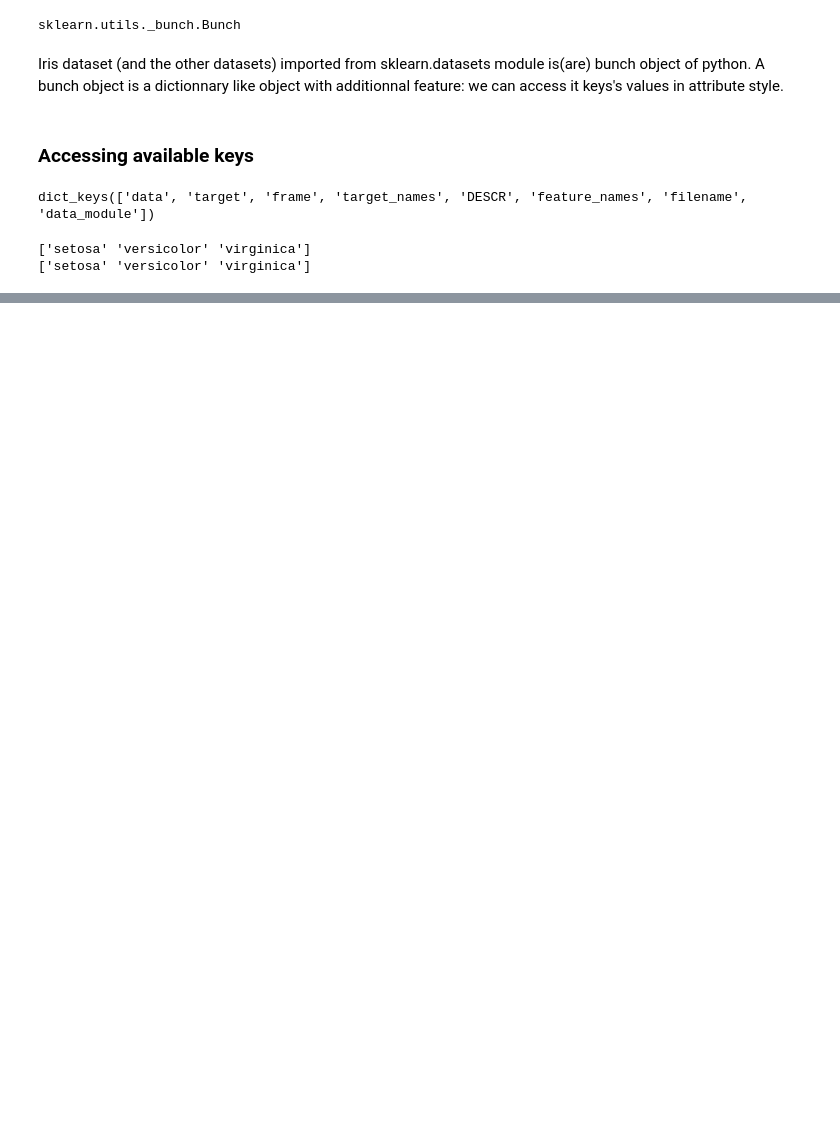
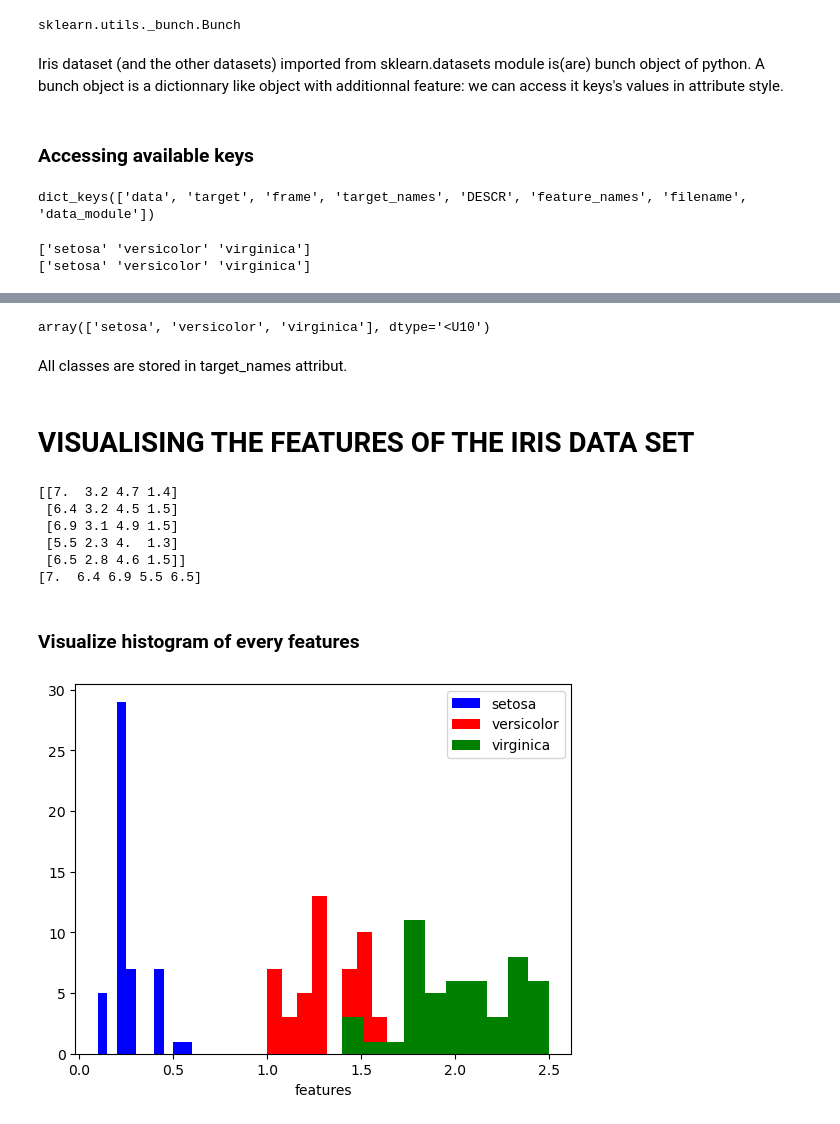
Before and after one commit to roguelogan/test_techniques, a Jupyter notebook: iris_dataset.ipynb, the cells around one changed output, grey strips where cells are left out. Saved outputs shown, nothing was run; the diff lists cells and outputs as text; code cells hidden in the pictures; blank space fills up the shorter version.

Commit message:
load and visualize iris dataset

```diff
--- a/iris_dataset.ipynb
+++ b/iris_dataset.ipynb
@@ -22,0 +101,37 @@ print(iris.target_names)      # accessing values with keys in attribute
+# %%
+iris.target_names # to access names of every class of the target column of the dataset
+# %% [output]
+array(['setosa', 'versicolor', 'virginica'], dtype='<U10')
+# %% [markdown]
+All classes are stored in target_names attribut.
+# %% [markdown]
+# VISUALISING THE FEATURES OF THE IRIS  DATA SET
+# %%
+print(iris.data[iris.target==1][:5]) #  Returns a matrix containing the first 05 rows of the feature matrix
+# of the class 1
+print(iris.data[iris.target==1, 0][:5]) # Returns the second column(column 1) of the precedent matrix
+# %% [output]
+[[7.  3.2 4.7 1.4]
+ [6.4 3.2 4.5 1.5]
+ [6.9 3.1 4.9 1.5]
+ [5.5 2.3 4.  1.3]
+ [6.5 2.8 4.6 1.5]]
+[7.  6.4 6.9 5.5 6.5]
+# %% [markdown]
+### Visualize histogram of every features
+# %%
+import matplotlib.pyplot as plt
+
+colors = ['blue','red','green']   # different colors for each classes of the target column
+fig,ax = plt.subplots()
+x_index = 3  # represent the fourth class, the petal width class
+
+for classe,color in zip(range(len(iris.target)),colors):
+    ax.hist(iris.data[iris.target == classe,x_index], label = iris.target_names[classe], color = color)
+
+
+ax.set_xlabel('features')
+ax.legend(loc = 'upper right')
+fig.show()
+# %% [output]
+[figure, added]
```
Also changed, not shown: parts of 19 cells of this notebook.
